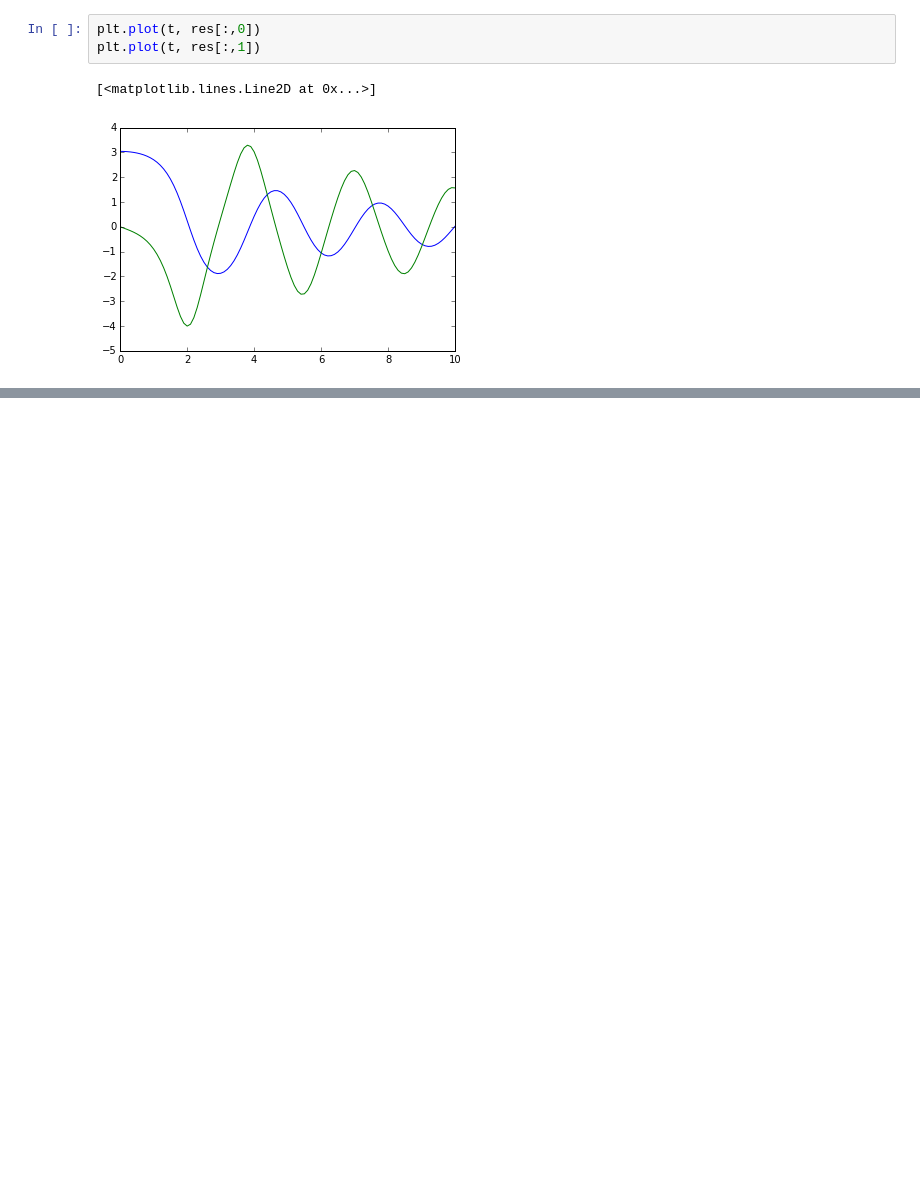
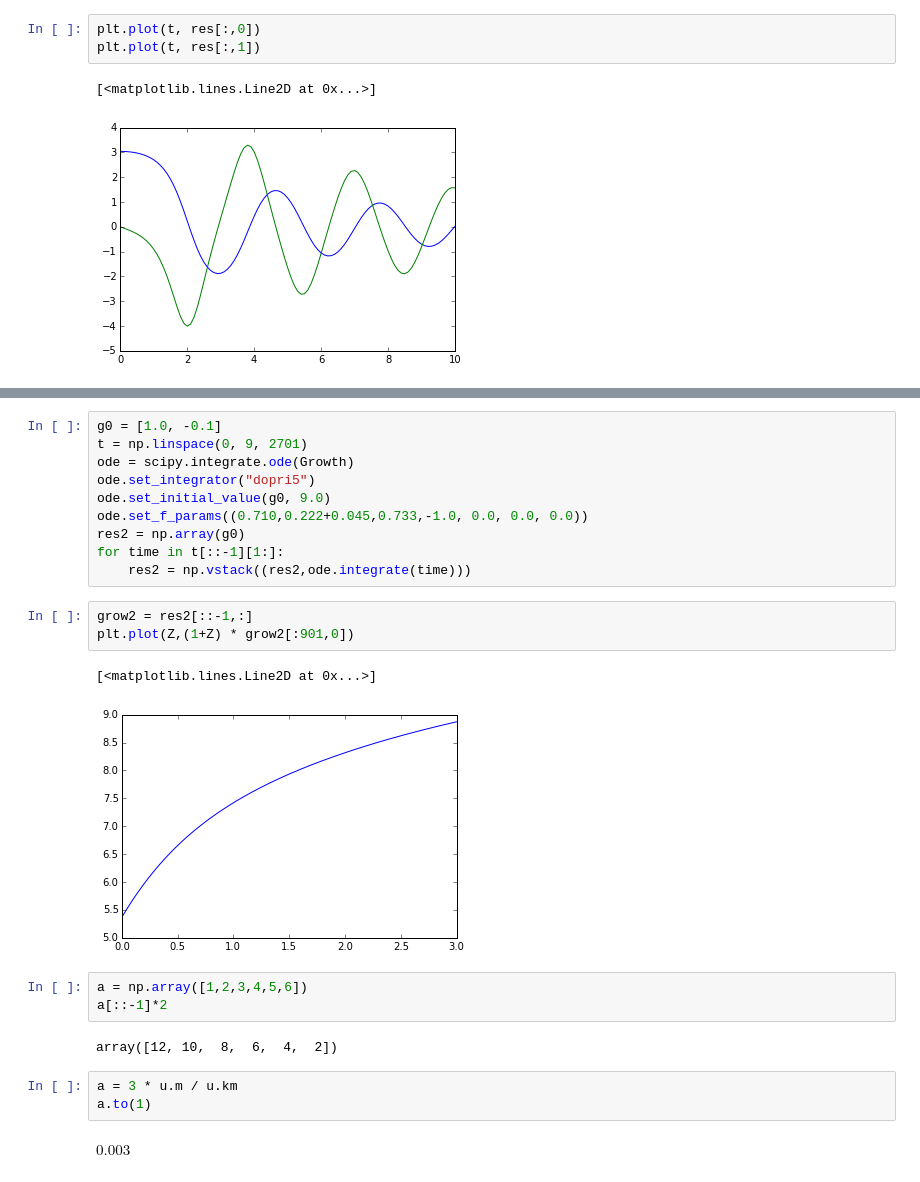
Before and after one commit to kgage/deltaplots, a Jupyter notebook: ModelPlots.ipynb, the cells around one changed output, grey strips where cells are left out. Cells and saved outputs as stored; diff of their text form; blank space fills up the shorter version.

```diff
--- a/ModelPlots.ipynb
+++ b/ModelPlots.ipynb
@@ -223,0 +293,26 @@ $$\mathrm d t = -\frac{\mathrm d z}{(1+z)H(z)}$$
+# %%
+g0 = [1.0, -0.1]
+t = np.linspace(0, 9, 2701)
+ode = scipy.integrate.ode(Growth)
+ode.set_integrator("dopri5")
+ode.set_initial_value(g0, 9.0)
+ode.set_f_params((0.710,0.222+0.045,0.733,-1.0, 0.0, 0.0, 0.0))
+res2 = np.array(g0)
+for time in t[::-1][1:]:
+    res2 = np.vstack((res2,ode.integrate(time)))
+# %%
+grow2 = res2[::-1,:]
+plt.plot(Z,(1+Z) * grow2[:901,0])
+# %% [output]
+[<matplotlib.lines.Line2D at 0x...>]
+[figure, added]
+# %%
+a = np.array([1,2,3,4,5,6])
+a[::-1]*2
+# %% [output]
+array([12, 10,  8,  6,  4,  2])
+# %%
+a = 3 * u.m / u.km
+a.to(1)
+# %% [output]
+$0.003 \; \mathrm{}$
```
Also changed, not shown: parts of 14 cells of this notebook.
